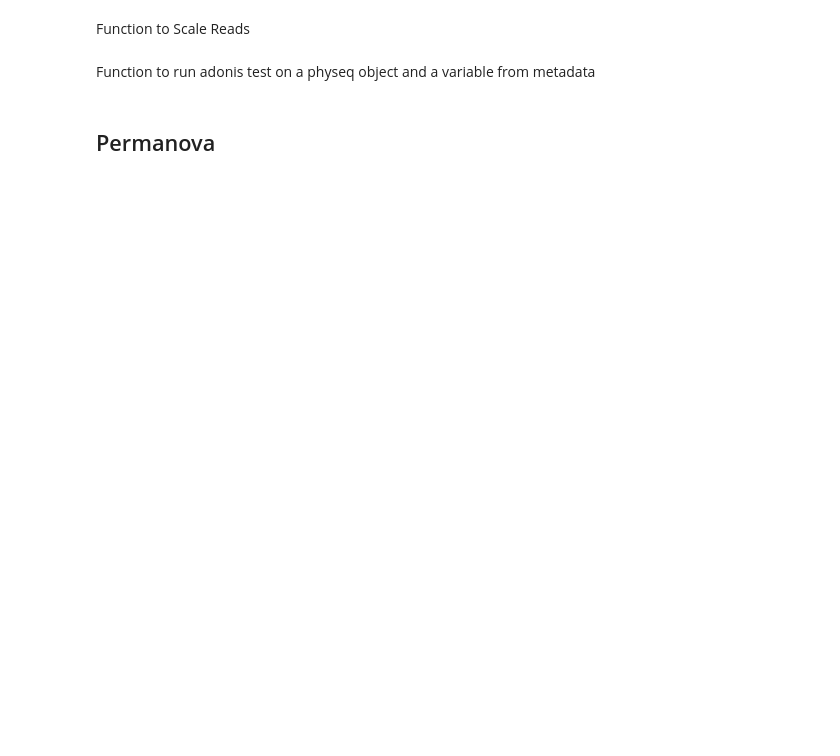
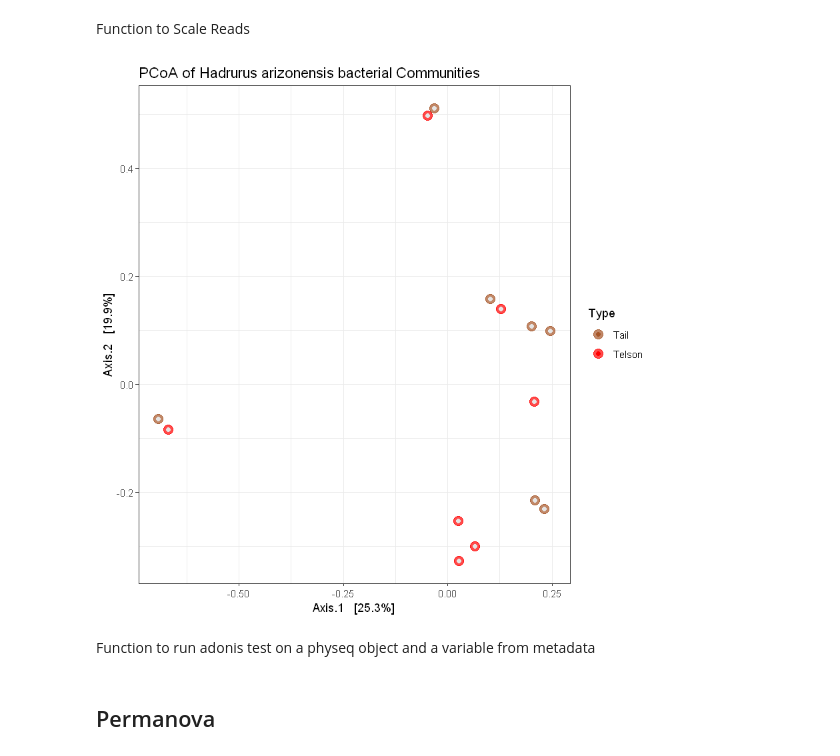
Before and after one commit to HaleyGrimason/Phyloseq, a Jupyter notebook: Phyloseq.ipynb, the cells around one changed output. Saved outputs shown, nothing was run; the diff lists cells and outputs as text; code cells hidden in the pictures; blank space fills up the shorter version.

```diff
--- a/Phyloseq.ipynb
+++ b/Phyloseq.ipynb
@@ -80,12 +122,2 @@ ggplot(scorps_phylum, aes(x = Sample, y = Abundance, fill = Phylum)) +
 # %% [markdown]
 Function to Scale Reads
-# %%
-scale_reads <- function(physeq, n) {
-  physeq.scale <-
-    transform_sample_counts(physeq, function(x) {
-      (n * x/sum(x))
-    })
-  otu_table(physeq.scale) <- floor(otu_table(physeq.scale))
-  physeq.scale <- prune_taxa(taxa_sums(physeq.scale) > 0, physeq.scale)
-  return(physeq.scale)
-}
@@ -95,21 +124,38 @@ scale_reads <- function(physeq, n) {
 # %%
+scale_reads <- function(physeq, n=1) {
+  scale2 <- function(x) {
+    #cat("in scale2..\n")
+    (100 * x/sum(x))
+  }
+  physeq.scale <- transform_sample_counts(physeq, scale2)
+  otu_table(physeq.scale) <- floor(otu_table(physeq.scale))
+  physeq.scale <- prune_taxa(taxa_sums(physeq.scale) > 0, physeq.scale)
+  return(physeq.scale)
+}
+
+
+scorps_scale <- scorps %>% scale_reads
+
 scorps_pcoa <- ordinate(
-  physeq = scorps,
+  physeq = scorps_scale,
   method = "PCoA",
   distance = "bray"
 )
 
+
 plot_ordination(
-  physeq = scorps,
+  physeq = scorps_scale,
   ordination = scorps_pcoa,
   color = "Type",
   title = "PCoA of Hadrurus arizonensis bacterial Communities"
 ) +
   scale_color_manual(values = c("#a65628", "red", "#ffae19",
                                 "#4daf4a", "#1919ff", "darkorchid3", "magenta")
   ) +
   geom_point(aes(color = Type), alpha = 0.7, size = 4) +
   geom_point(colour = "grey90", size = 1.5)
+# %% [output]
+[figure, added]
 # %% [markdown]
 Function to run adonis test on a physeq object and a variable from metadata
 # %%
```
Also changed, not shown: parts of 12 cells of this notebook.
